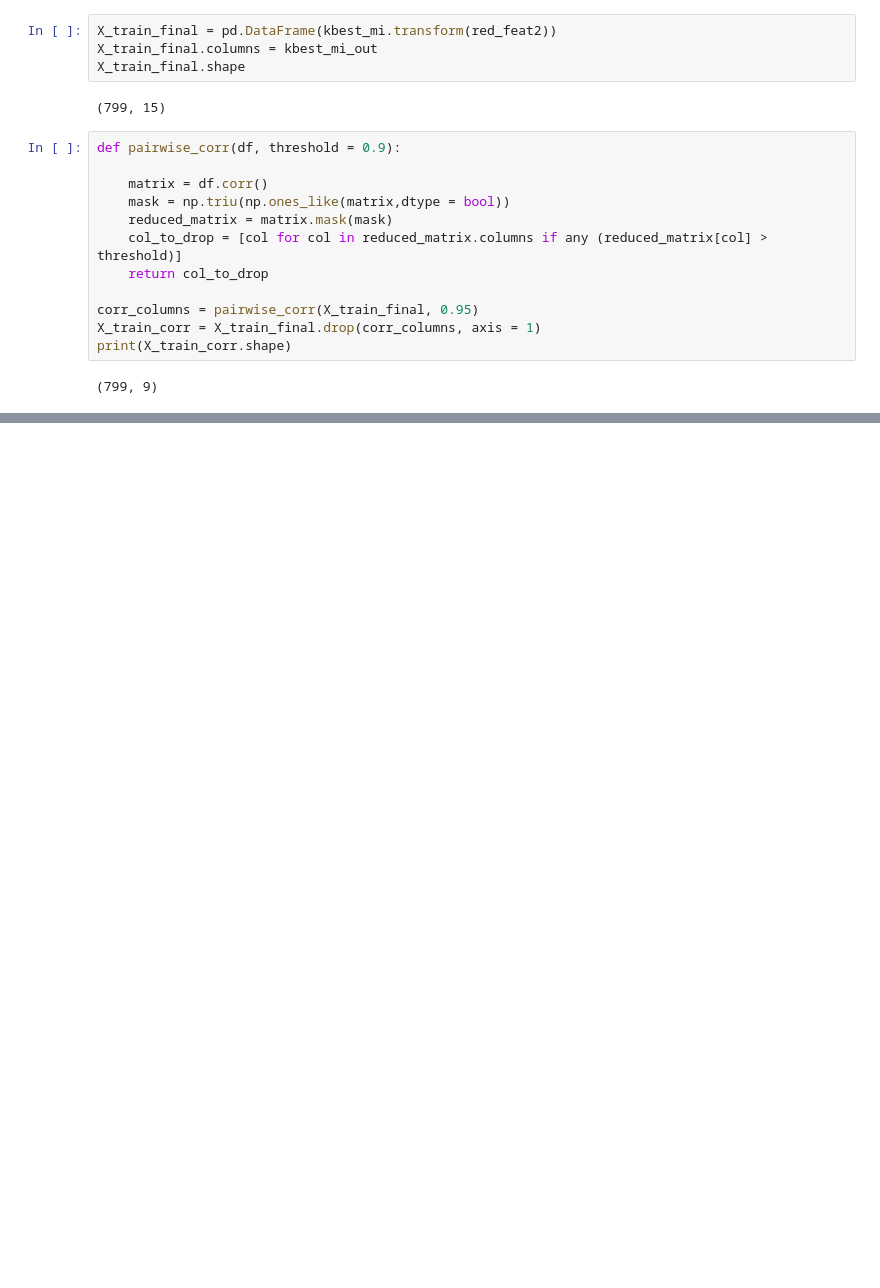
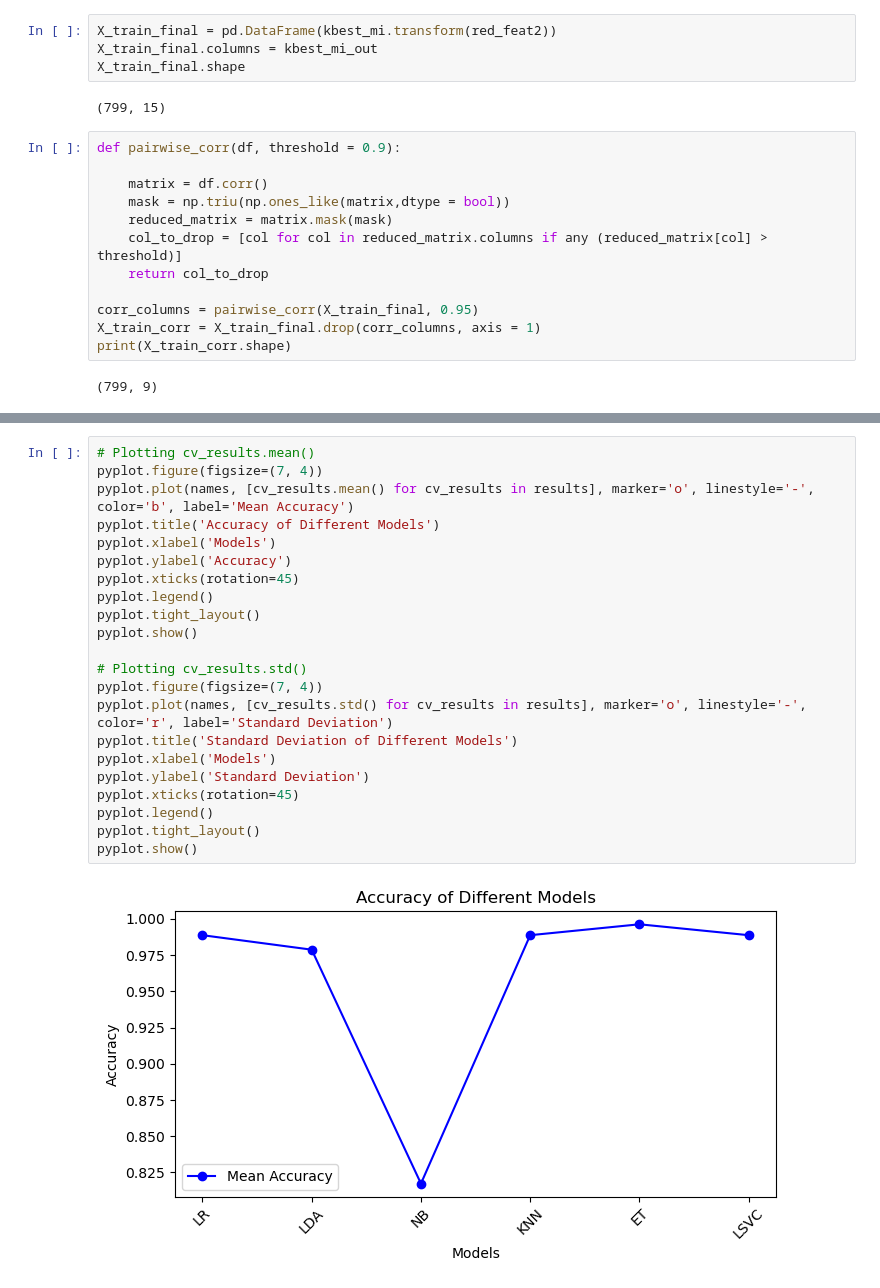
Before and after one commit to hsatishreddy/ML_PROJECT_CS584, a Jupyter notebook: ML_Project_CS584.ipynb, the cells around one changed output, grey strips where cells are left out. Drawn from its saved outputs; the diff is of its cells as text; blank space fills up the shorter version.

```diff
--- a/ML_Project_CS584.ipynb
+++ b/ML_Project_CS584.ipynb
@@ -313,0 +349,24 @@ print(corr_columns)
+# %%
+# Plotting cv_results.mean()
+pyplot.figure(figsize=(7, 4))
+pyplot.plot(names, [cv_results.mean() for cv_results in results], marker='o', linestyle='-', color='b', label='Mean Accuracy')
+pyplot.title('Accuracy of Different Models')
+pyplot.xlabel('Models')
+pyplot.ylabel('Accuracy')
+pyplot.xticks(rotation=45)
+pyplot.legend()
+pyplot.tight_layout()
+pyplot.show()
+
+# Plotting cv_results.std()
+pyplot.figure(figsize=(7, 4))
+pyplot.plot(names, [cv_results.std() for cv_results in results], marker='o', linestyle='-', color='r', label='Standard Deviation')
+pyplot.title('Standard Deviation of Different Models')
+pyplot.xlabel('Models')
+pyplot.ylabel('Standard Deviation')
+pyplot.xticks(rotation=45)
+pyplot.legend()
+pyplot.tight_layout()
+pyplot.show()
+# %% [output]
+[figure, added]
```
Also changed, not shown: parts of 45 cells of this notebook.
